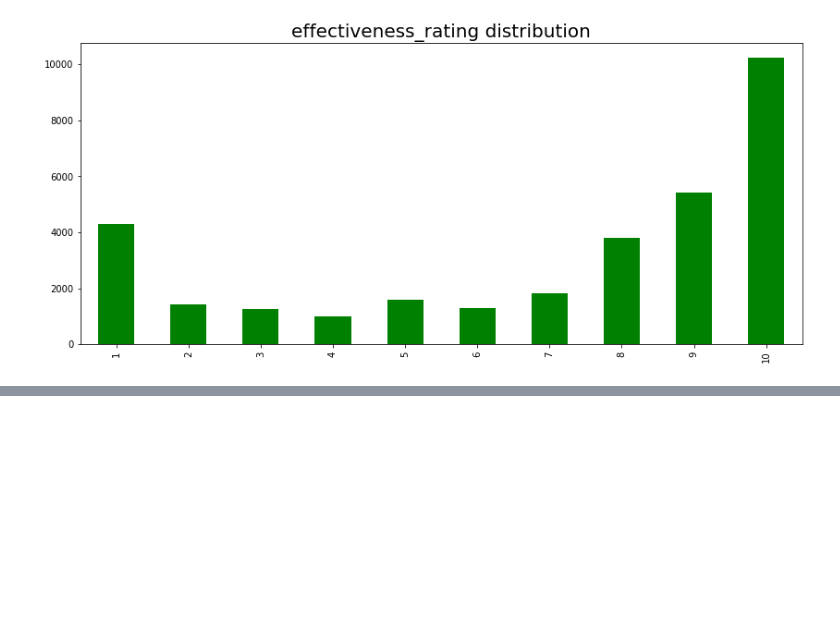
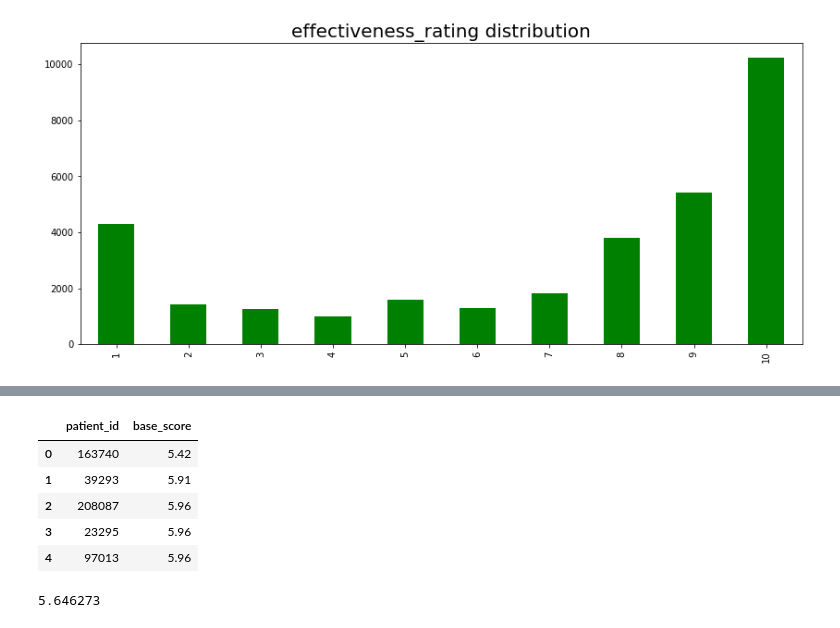
Before and after one commit to utkarshsharma1/reviews_ratings, a Jupyter notebook: std_drugs_v2.ipynb, the cells around one changed output, grey strips where cells are left out. Cells and saved outputs as stored; diff of their text form; code cells hidden in the pictures; blank space fills up the shorter version.

```diff
--- a/std_drugs_v2.ipynb
+++ b/std_drugs_v2.ipynb
@@ -44,0 +284,7 @@ plt.show()
+# %%
+sub_preds_deep = model.predict(test_data_features.toarray(),batch_size=32)
+# %%
+sub_preds_deep = np.around(sub_preds_deep, decimals=2)
+# %%
+df = pd.DataFrame(data=sub_preds_deep, columns = ['base_score'])
+df.head()
@@ -44,0 +298,10 @@ plt.show()
+# %%
+result = pd.concat([df_test.patient_id, df], axis=1, sort=False)
+result.head()
+# %% [output]
+|  | patient_id | base_score |
+| 0 | 163740 | 5.42 |
+| 1 | 39293 | 5.91 |
+| 2 | 208087 | 5.96 |
+| 3 | 23295 | 5.96 |
+| 4 | 97013 | 5.96 |
@@ -44,0 +310,4 @@ plt.show()
+# %%
+sub_preds_deep.mean()
+# %% [output]
+5.646273
```
Also changed, not shown: parts of 26 cells of this notebook.
